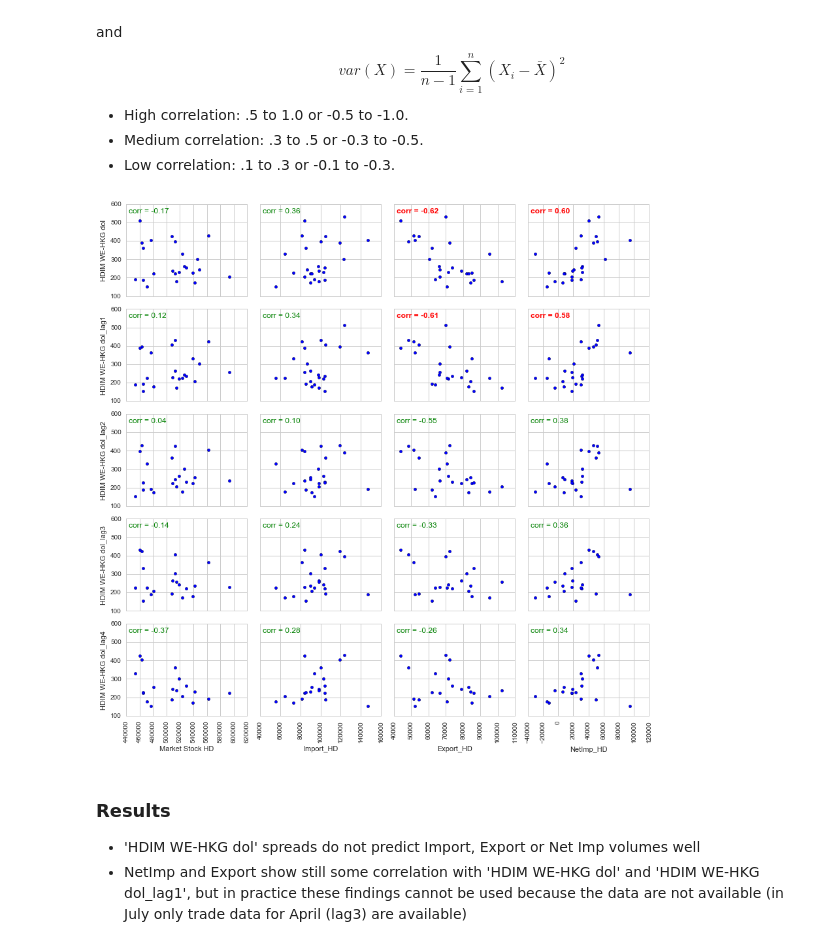
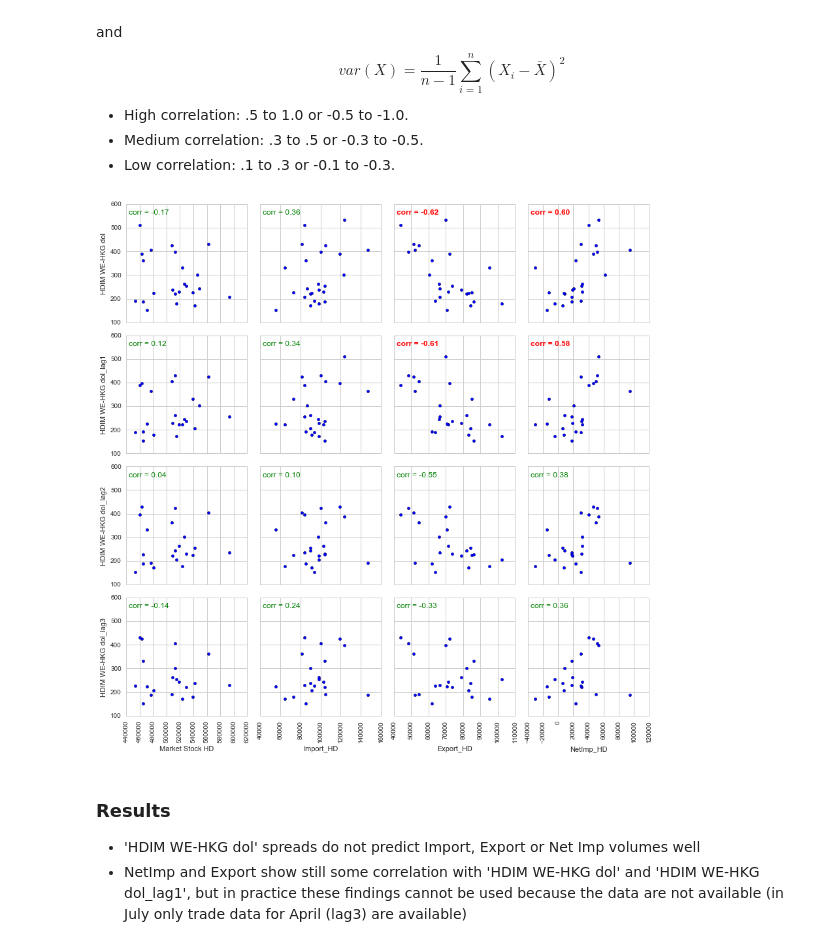
Before and after one commit to clijda/PO-Margin, a Jupyter notebook: Data Analysis PE-HD Market Drivers.ipynb, the cells around one changed output. Cells and saved outputs as stored; diff of their text form; code cells hidden in the pictures.

```diff
--- a/Data Analysis PE-HD Market Drivers.ipynb
+++ b/Data Analysis PE-HD Market Drivers.ipynb
@@ -17,11 +18,12 @@ import seaborn as sns
 * only the period as of 01/01/2014 is retained
 # %%
 # read data
-data = pd.read_csv("\\\me0255\\users$\\MECLIJDA\\Data Science\\01 Pricing\\pomargin\\framework\\data\\Borealis_margin_with_new_data.csv",sep=";",decimal=',')
+data = pd.read_csv("\\\me0255\\users$\\MECLIJDA\\Data Science\\01 Pricing\\pomargin\\framework\\" +
+                   "data\\Borealis_margin_with_new_data.csv",sep=";",decimal=',')
 
 # subset data: use specific columns
 HDIM_prices = [0,3,5,9,13,31,155,168,169,170]
-HDIM_Fides=[197,200,215,221,228,233]
+HDIM_Fides = [197,200,215,221,228,233]
 HDIM_cols = HDIM_prices + HDIM_Fides
 data = data[HDIM_cols]
 
@@ -31,6 +33,6 @@ data = data[150:174]
 # add a new data field by combining 2 others
 data['NetImp_HD'] = data['Import_HD']-data['Export_HD']
 
-print data.shape
-print "Variable list: \n" + str(data.columns.values.tolist())
+print "(rows: examples, cols: features) - " + str(data.shape)
+HTML('<p><b>' + "Variable list:" + '</b></p><p><i>' + str(data.columns.values.tolist()) + '</i></p>')
 # %% [output]
@@ -42,7 +66,8 @@ Variable list:
 # %%
 # add lag variables
 df = data
-for i in range(4):
+numLags = 4
+for i in range(numLags):
     df = pd.merge(left=df,right=data.shift(i+1),left_index=True,right_index=True,suffixes=("","_lag"+str(i+1)))
 df=df.replace(0, np.nan)
 print df.shape
@@ -74,38 +101,38 @@ $$ var(X)=\frac1{n-1}\sum_{i=1}^n(X_i-\bar X)^2 $$
 #col = [df.columns.values.tolist()[b] for b in [7,8,9,10]]
 col = [df.columns.values.tolist()[b] for b in [13,14,15,16]]
 rowvar = "HDIM WE-HKG dol"
-row = [rowvar] + [rowvar + '_lag' + str(i+1) for i in range(4)]
+row = [rowvar] + [rowvar + '_lag' + str(i+1) for i in range(3)]
 #row = [df.columns.values.tolist()[b] for b in [7,8,9,10]]
 
 def plotDataRelations(row, col):
     sns.set_style("whitegrid")
     f, axes = plt.subplots(len(row), len(col), figsize=(12, 12),sharey=True)
     for i, stri in enumerate(row):
         axes[i,0].set_ylabel(stri)
         for j, strj in enumerate(col):
             axes[i,j].scatter(df[strj],df[stri])
             #axes[i,j].annotate(corrmat[stri][strj],xy=(1100,0))
             if (abs(corrmat[stri][strj]) > 0.55):
                 axes[i,j].text(0.02, 0.93,"corr = " + '{0:.2f}'.format(corrmat[stri][strj]),
                     ha='left', va='center', transform=axes[i,j].transAxes, size=12, color='r',weight='bold')
             else:
                 axes[i,j].text(0.02, 0.93,"corr = " + '{0:.2f}'.format(corrmat[stri][strj]),
                     ha='left', va='center', transform=axes[i,j].transAxes, size=12, color='g')
             #sns.regplot(x=stri,y=strj,data=df,ax=axes[i,j],ci=None,fit_reg=True)
             if stri == row[-1]:
                 axes[i,j].set_xlabel(strj)
                 for tick in axes[i,j].get_xticklabels():
                     tick.set_rotation(90)
             else:
                 plt.setp(axes[i,j].get_xticklabels(), visible=False)
             #plt.xticks(rotation=45)
 
     f.tight_layout()
     plt.show()
 
 plotDataRelations(row, col)
 # %% [output]
-[figure, old version]
+[figure, new version]
 # %% [markdown]
 ### Results
 * 'HDIM WE-HKG dol' spreads do not predict Import, Export or Net Imp volumes well
```
Also changed, not shown: parts of 4 cells of this notebook.
